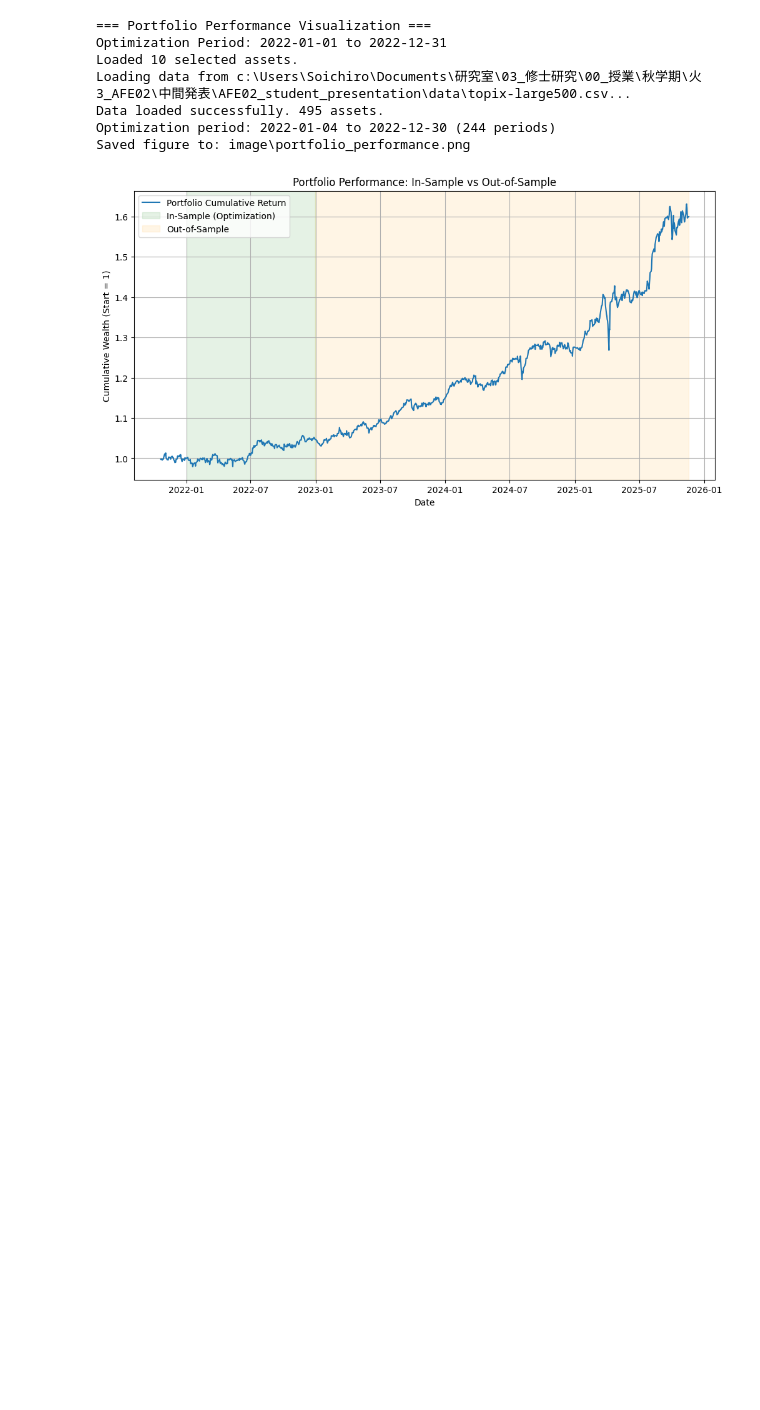
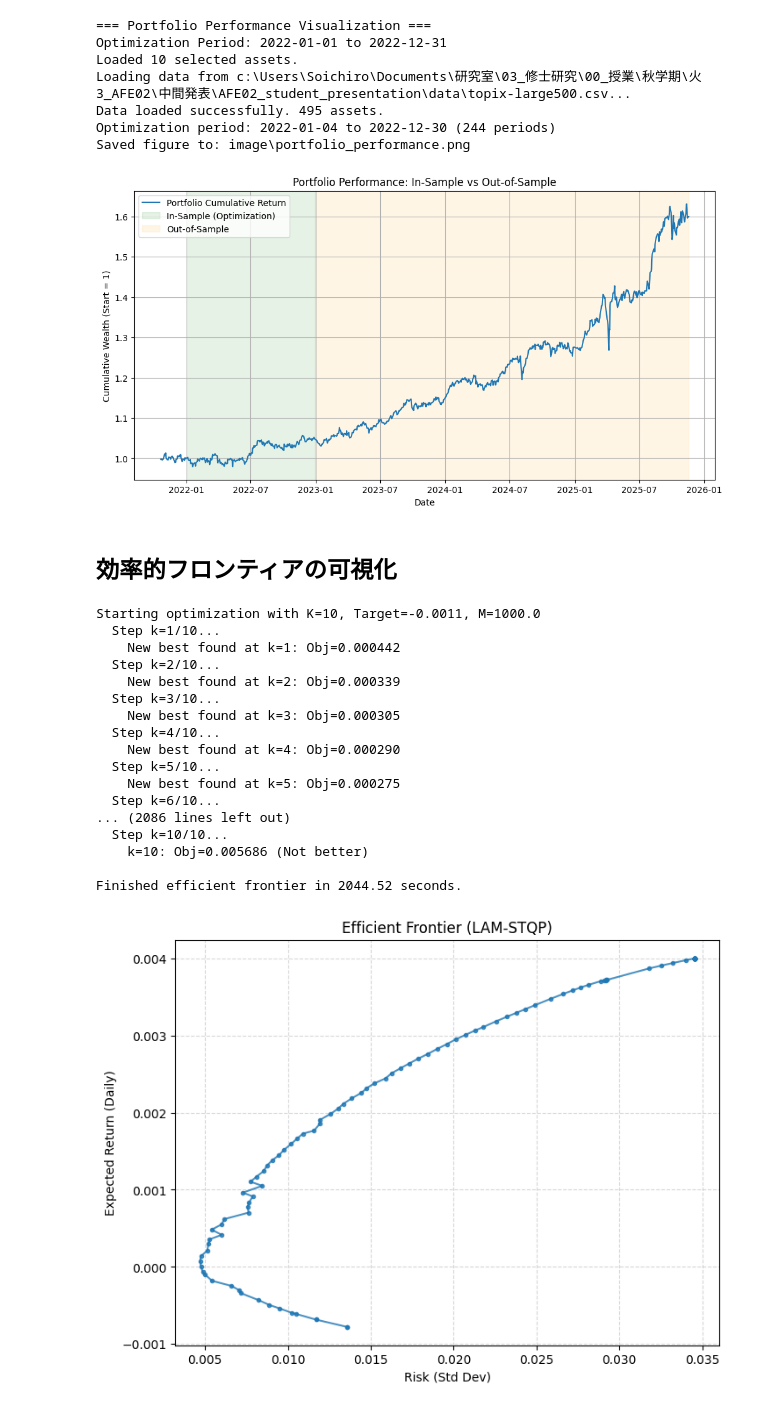
Before and after one commit to K2-621024/AFE02_student_presentation, a Jupyter notebook: notebook_01.ipynb, the cells around one changed output. Saved outputs shown, nothing was run; the diff lists cells and outputs as text; code cells hidden in the pictures; blank space fills up the shorter version.

Commit message:
make efficient_frontier.py

```diff
--- a/notebook_01.ipynb
+++ b/notebook_01.ipynb
@@ -127,3 +128,35 @@ Data loaded successfully. 495 assets.
 Optimization period: 2022-01-04 to 2022-12-30 (244 periods)
 Saved figure to: image\portfolio_performance.png
 [figure]
+# %% [markdown]
+## **効率的フロンティアの可視化**
+# %%
+frontier = compute_efficient_frontier(
+        mu, sigma,
+        n_points=100,
+        k_max=10,
+        min_weight=0.01,
+        max_weight=1.0,
+        penalty_m=1000.0
+    )
+
+plot_efficient_frontier(frontier)
+# %% [output]
+Starting optimization with K=10, Target=-0.0011, M=1000.0
+  Step k=1/10...
+    New best found at k=1: Obj=0.000442
+  Step k=2/10...
+    New best found at k=2: Obj=0.000339
+  Step k=3/10...
+    New best found at k=3: Obj=0.000305
+  Step k=4/10...
+    New best found at k=4: Obj=0.000290
+  Step k=5/10...
+    New best found at k=5: Obj=0.000275
+  Step k=6/10...
+... (2086 lines left out)
+  Step k=10/10...
+    k=10: Obj=0.005686 (Not better)
+
+Finished efficient frontier in 2044.52 seconds.
+[figure, added]
```
Also changed, not shown: parts of 2 cells of this notebook, 1 other file.
